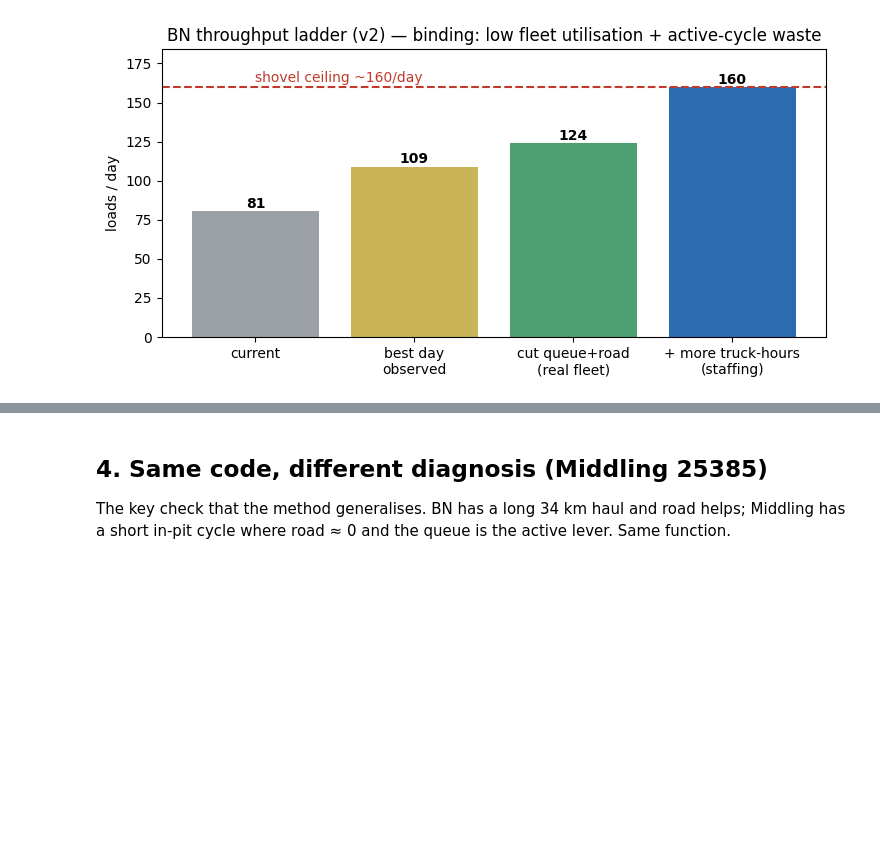
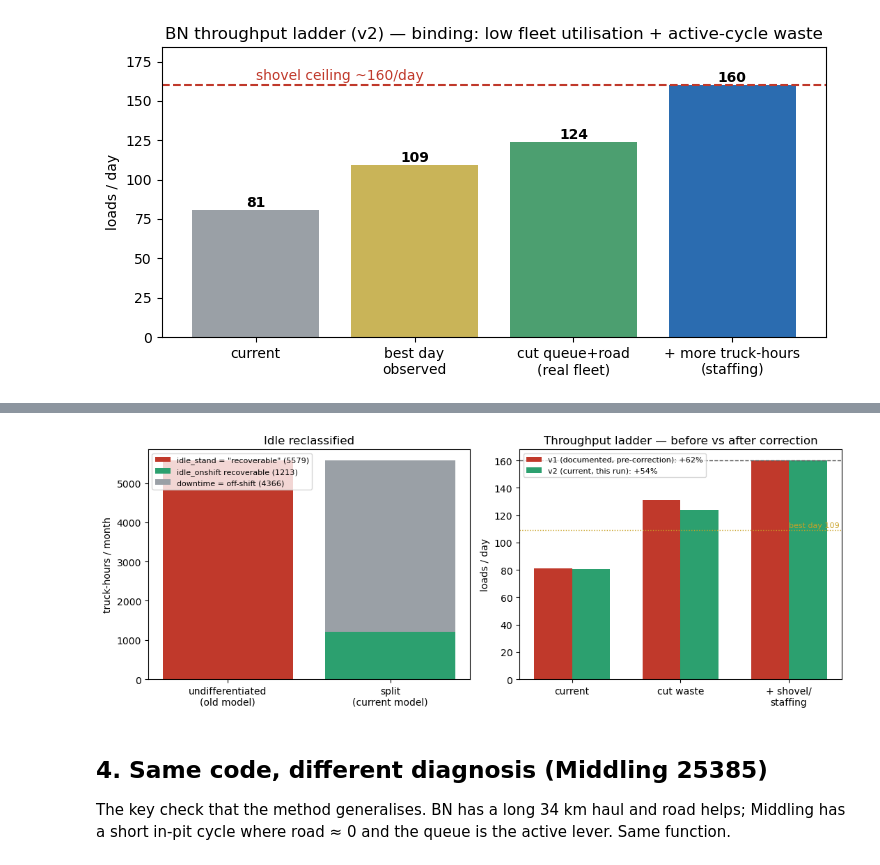
Before and after one commit to uranbileguka/GPS_project, a Jupyter notebook: agent/agent_demo.ipynb, the cells around one changed output, grey strips where cells are left out. Saved outputs shown, nothing was run; the diff lists cells and outputs as text; code cells hidden in the pictures; blank space fills up the shorter version.

```diff
--- a/agent/agent_demo.ipynb
+++ b/agent/agent_demo.ipynb
@@ -88,3 +159,39 @@ plt.tight_layout(); plt.show()
+# %%
+fig, axes = plt.subplots(1, 2, figsize=(11, 4.2))
+
+ax = axes[0]
+idle_onshift = dx['attribution']['recoverable_truck_h']['idle_onshift']
+downtime = dx['attribution']['downtime_truck_h']
+total_idle = idle_onshift + downtime
+ax.bar(['undifferentiated\n(old model)'], [total_idle], color='#c0392b',
+       label=f'idle_stand = "recoverable" ({total_idle:.0f})')
+ax.bar(['split\n(current model)'], [idle_onshift], color='#2ca06f',
+       label=f'idle_onshift recoverable ({idle_onshift:.0f})')
+ax.bar(['split\n(current model)'], [downtime], bottom=[idle_onshift], color='#9aa0a6',
+       label=f'downtime = off-shift ({downtime:.0f})')
+ax.set_ylabel('truck-hours / month')
+ax.set_title('Idle reclassified')
+ax.legend(fontsize=8, loc='upper left')
+
+ax = axes[1]
+t = dx['throughput']; d_ = dx['decision']
+stages = ['current', 'cut waste', '+ shovel/\nstaffing']
+v1 = [81, 131, d_['shovel_ceiling']]  # documented pre-correction headline (+62%)
+v2 = [t['loads_day'], d_['ceiling_active'], d_['shovel_ceiling']]  # this run, corrected model
+x = np.arange(len(stages)); w = 0.35
+ax.bar(x - w/2, v1, w, color='#c0392b', label=f"v1 (documented, pre-correction): +{(v1[1]/v1[0]-1)*100:.0f}%")
+ax.bar(x + w/2, v2, w, color='#2ca06f', label=f"v2 (current, this run): +{(v2[1]/v2[0]-1)*100:.0f}%")
+ax.axhline(d_['shovel_ceiling'], ls='--', color='#555', lw=1)
+ax.axhline(t['best_day'], ls=':', color='#c9a227', lw=1)
+ax.text(len(stages)-1, t['best_day']+2, f"best day {t['best_day']}", color='#c9a227', fontsize=8)
+ax.set_xticks(x); ax.set_xticklabels(stages)
+ax.set_ylabel('loads / day')
+ax.set_title('Throughput ladder — before vs after correction')
+ax.legend(fontsize=8)
+
+plt.tight_layout(); plt.show()
+# %% [output]
+[figure, added]
 # %% [markdown]
 ## 4. Same code, different diagnosis (Middling 25385)
 
```
Also changed, not shown: parts of 7 cells of this notebook, 11 other files.
